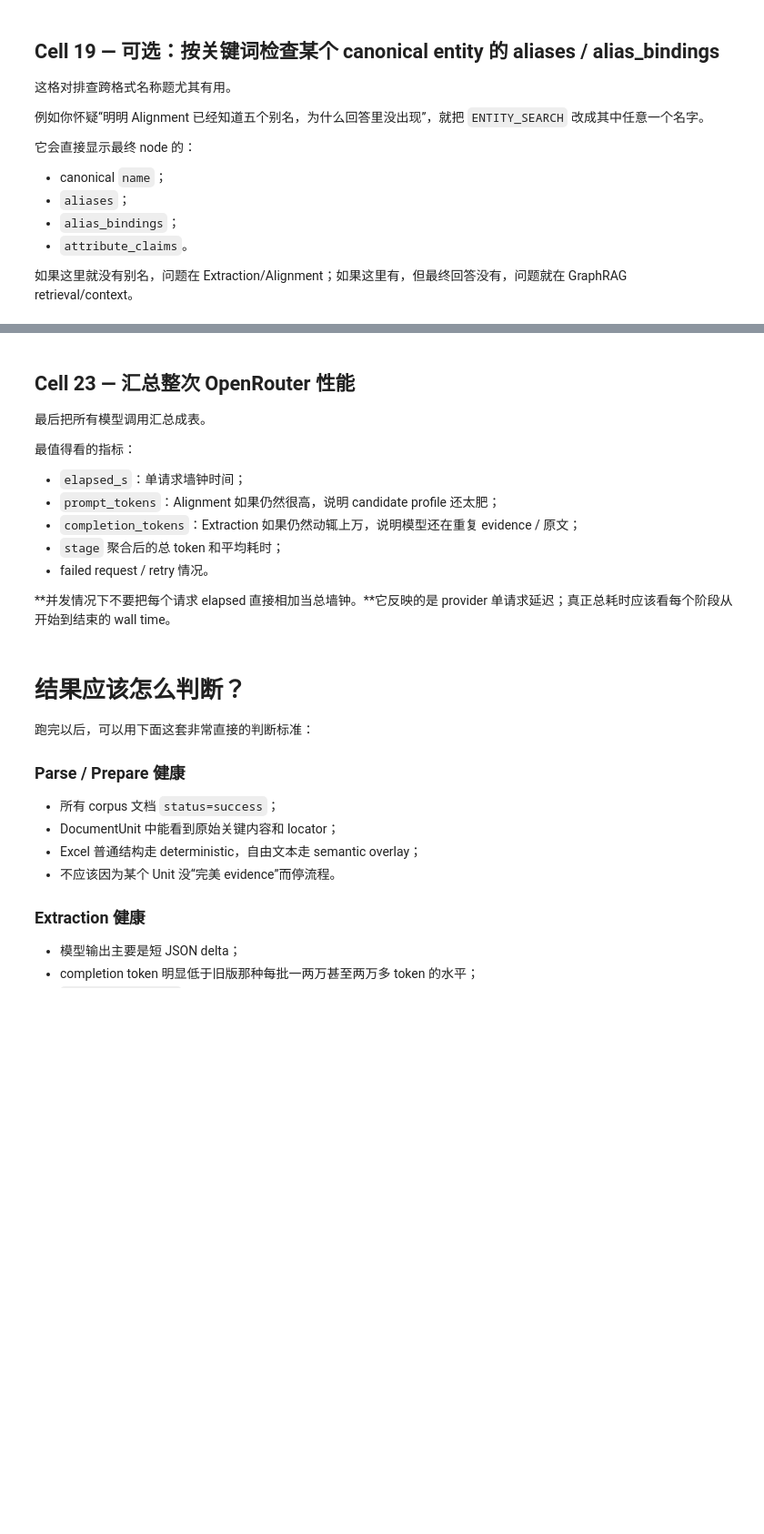
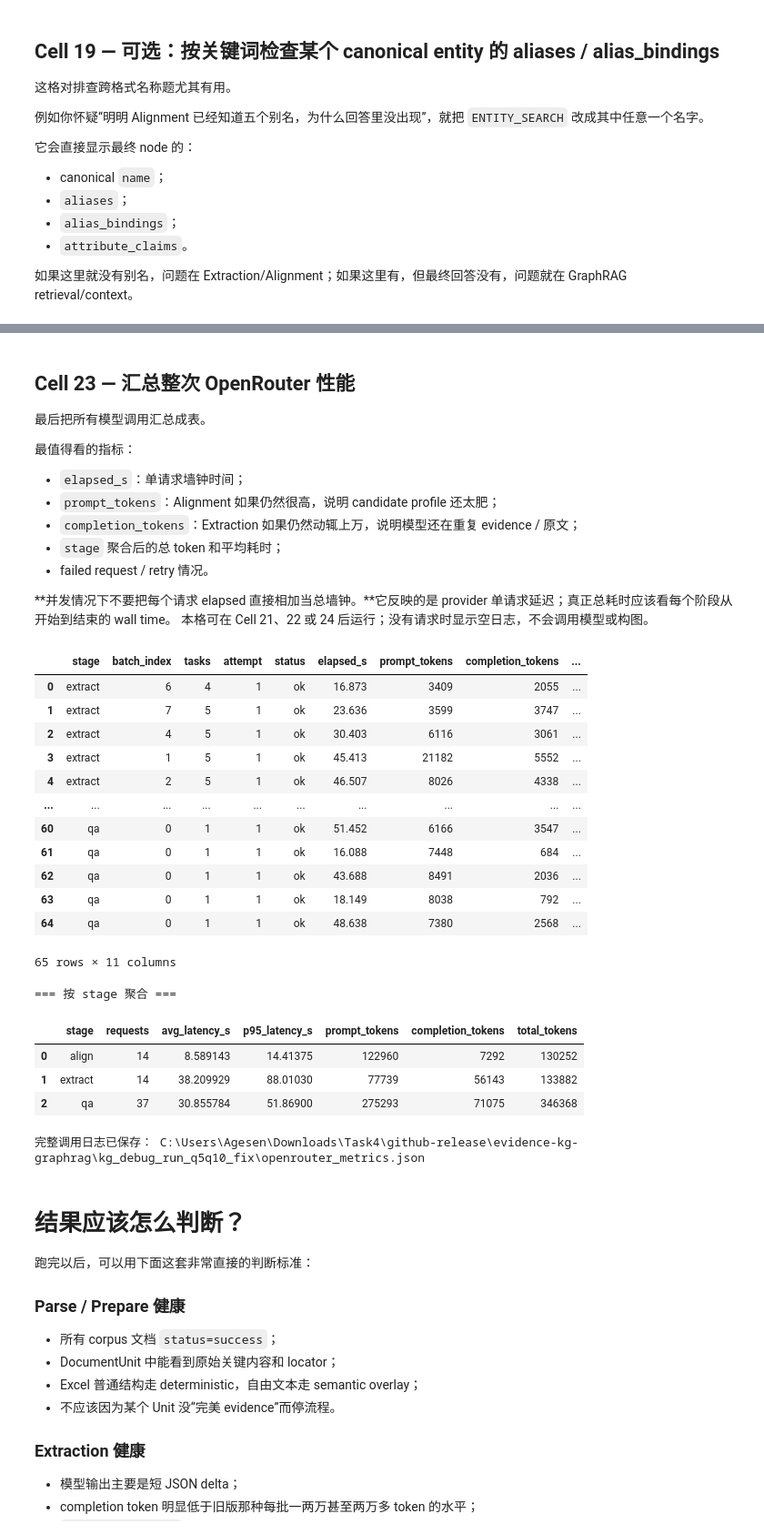
Before and after one commit to pipernowelliton31-dotcom/evidence-kg-graphrag, a Jupyter notebook: evidence_kg_openrouter_debug.ipynb, the cells around one changed output, grey strips where cells are left out. Shown at 91% size. Drawn from its saved outputs; the diff is of its cells as text; code cells hidden in the pictures; blank space fills up the shorter version.

```diff
--- a/evidence_kg_openrouter_debug.ipynb
+++ b/evidence_kg_openrouter_debug.ipynb
@@ -136,6 +122,15 @@ print('align concurrency   =', ALIGN_CONCURRENCY)
 如果这里失败，后面先不要继续，因为后续所有 Parse / Prepare / Build 都直接调用 Skill 自带脚本。
 # %%
 import os, sys, shutil, subprocess, json
+
+if 'SKILL_SRC' not in globals() or 'SKILL_SOURCE' not in globals():
+    raise RuntimeError('请先运行 Cell 1（全局配置），再运行 Cell 2。')
+# Cell 1 的路径也可在内核中手动调整，定位时重新检查实际文件。
+SKILL_SOURCE = SKILL_ZIP if SKILL_ZIP.is_file() else SKILL_SRC if SKILL_SRC.is_dir() else None
+SKILL_SOURCE_KIND = 'zip' if SKILL_SOURCE == SKILL_ZIP else 'dir' if SKILL_SOURCE is not None else 'missing'
+RUN_ROOT.mkdir(parents=True, exist_ok=True)
+WORK_DIR.mkdir(parents=True, exist_ok=True)
+MODEL_OUTPUT_DIR.mkdir(parents=True, exist_ok=True)
 
 assert SKILL_SOURCE is not None, (
     f'既找不到 {SKILL_ZIP}，也找不到已解压目录 {SKILL_SRC}'
@@ -1158,26 +1675,67 @@ else:
 - failed request / retry 情况。
 
 **并发情况下不要把每个请求 elapsed 直接相加当总墙钟。**它反映的是 provider 单请求延迟；真正总耗时应该看每个阶段从开始到结束的 wall time。
+本格可在 Cell 21、22 或 24 后运行；没有请求时显示空日志，不会调用模型或构图。
 # %%
+# 独立准备本 cell 所需环境；不运行安装、解析、抽取、对齐或构图。
+from pathlib import Path
+from IPython.display import display, Markdown
+import importlib, sys
+
+_query_notebook = Path.cwd() / 'evidence_kg_openrouter_debug.ipynb'
+if not _query_notebook.is_file():
+    raise FileNotFoundError('请在本 notebook 所在目录启动内核。')
+if str(_query_notebook.parent) not in sys.path:
+    sys.path.insert(0, str(_query_notebook.parent))
+import interactive_kg as _query_module
+importlib.reload(_query_module)
+_metrics_runtime = _query_module.query_runtime(_query_notebook, overrides=globals())
+call_logs = _metrics_runtime['call_logs']
+RAG_WORK_DIR = _metrics_runtime['RAG_WORK_DIR']
+
+import pandas as pd
+import json
+
 log_df = pd.DataFrame(call_logs)
 if len(log_df):
     display(log_df)
     print('\n=== 按 stage 聚合 ===')
     agg = log_df.groupby('stage').agg(
         requests=('stage', 'size'),
         avg_latency_s=('elapsed_s', 'mean'),
         p95_latency_s=('elapsed_s', lambda s: s.quantile(0.95)),
         prompt_tokens=('prompt_tokens', 'sum'),
         completion_tokens=('completion_tokens', 'sum'),
         total_tokens=('total_tokens', 'sum'),
     ).reset_index()
     display(agg)
 
-    metrics_path = RUN_ROOT / 'openrouter_metrics.json'
+    metrics_path = _metrics_runtime['RUN_ROOT'] / 'openrouter_metrics.json'
+    metrics_path.parent.mkdir(parents=True, exist_ok=True)
     metrics_path.write_text(json.dumps(call_logs, ensure_ascii=False, indent=2), encoding='utf-8')
     print('完整调用日志已保存：', metrics_path)
 else:
     print('当前还没有 OpenRouter 调用日志。')
+# %% [output]
+|  | stage | batch_index | tasks | attempt | status | elapsed_s | prompt_tokens | completion_tokens | ... |
+| 0 | extract | 6 | 4 | 1 | ok | 16.873 | 3409 | 2055 | ... |
+| 1 | extract | 7 | 5 | 1 | ok | 23.636 | 3599 | 3747 | ... |
+| 2 | extract | 4 | 5 | 1 | ok | 30.403 | 6116 | 3061 | ... |
+| 3 | extract | 1 | 5 | 1 | ok | 45.413 | 21182 | 5552 | ... |
+| 4 | extract | 2 | 5 | 1 | ok | 46.507 | 8026 | 4338 | ... |
+| ... | ... | ... | ... | ... | ... | ... | ... | ... | ... |
+| 60 | qa | 0 | 1 | 1 | ok | 51.452 | 6166 | 3547 | ... |
+| 61 | qa | 0 | 1 | 1 | ok | 16.088 | 7448 | 684 | ... |
+| 62 | qa | 0 | 1 | 1 | ok | 43.688 | 8491 | 2036 | ... |
+| 63 | qa | 0 | 1 | 1 | ok | 18.149 | 8038 | 792 | ... |
+| 64 | qa | 0 | 1 | 1 | ok | 48.638 | 7380 | 2568 | ... |
+65 rows × 11 columns
+=== 按 stage 聚合 ===
+|  | stage | requests | avg_latency_s | p95_latency_s | prompt_tokens | completion_tokens | total_tokens |
+| 0 | align | 14 | 8.589143 | 14.41375 | 122960 | 7292 | 130252 |
+| 1 | extract | 14 | 38.209929 | 88.01030 | 77739 | 56143 | 133882 |
+| 2 | qa | 37 | 30.855784 | 51.86900 | 275293 | 71075 | 346368 |
+完整调用日志已保存： C:\Users\Agesen\Downloads\Task4\github-release\evidence-kg-graphrag\kg_debug_run_q5q10_fix\openrouter_metrics.json
 # %% [markdown]
 # 结果应该怎么判断？
 
```
Also changed, not shown: parts of 27 cells of this notebook, 17 other files.
